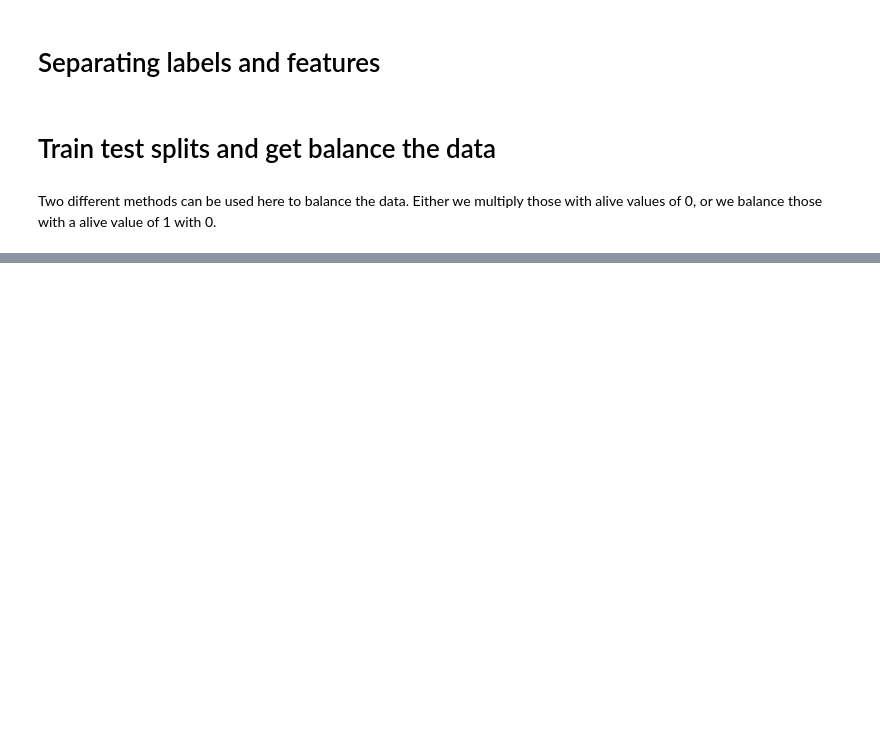
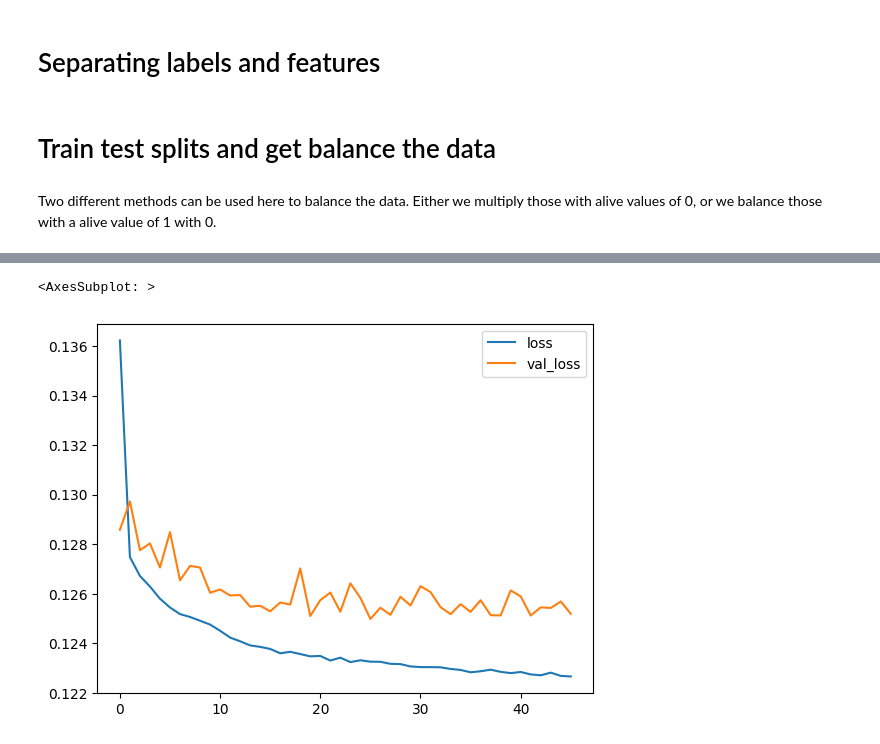
Before and after one commit to Masoud-Khosravi/Tensorflow-Covid-19, a Jupyter notebook: Tensorflow Covid.ipynb, the cells around one changed output, grey strips where cells are left out. Saved outputs shown, nothing was run; the diff lists cells and outputs as text; code cells hidden in the pictures; blank space fills up the shorter version.

Commit message:
add tensorflow model to code

```diff
--- a/Tensorflow Covid.ipynb
+++ b/Tensorflow Covid.ipynb
@@ -235,8 +244,8 @@ The robustscaler function makes better distinctions to the machine learning algo
 # %% [markdown]
 # Separating labels and features
 # %%
-X=df.drop(columns="ALIVE")
-y=df.ALIVE
+X=df.drop(columns="ALIVE").values
+y=df.ALIVE.values
 # %% [markdown]
 # Train test splits and get balance the data
 # %% [markdown]
@@ -246,0 +300,2 @@ X_train, X_test, y_train, y_test = train_test_split(X, y, test_size = 0.2, rando
+# %%
+early_stop=EarlyStopping(monitor="val_loss",mode='min',verbose=1,patience=20)
@@ -246,0 +305,23 @@ X_train, X_test, y_train, y_test = train_test_split(X, y, test_size = 0.2, rando
+# %%
+model = Sequential()
+model.add(Dense(units=18, activation='relu'))
+model.add(Dense(units=36, activation='relu'))
+model.add(Dense(units=36, activation='relu'))
+model.add(Dense(units=36, activation='relu'))
+model.add(Dense(units=64, activation='relu'))
+model.add(Dense(units=64, activation='relu'))
+model.add(Dense(units=64, activation='relu'))
+model.add(Dense(units=128, activation='relu'))
+model.add(Dense(units=128, activation='relu'))
+model.add(Dense(units=128, activation='relu'))
+model.add(Dense(units=64, activation='relu'))
+model.add(Dense(units=64, activation='relu'))
+model.add(Dense(units=64, activation='relu'))
+model.add(Dense(1,activation='sigmoid'))
+
+# Compile model
+model.compile(optimizer='adam',loss=tf.keras.losses.binary_crossentropy)
+# %%
+%%timeit -n1 -r1
+# timeit :D
+model.fit(x=X_train, y=y_train, epochs=100, validation_data=(X_test, y_test), verbose=1, callbacks=[early_stop],batch_size=512)
@@ -246,0 +346,6 @@ X_train, X_test, y_train, y_test = train_test_split(X, y, test_size = 0.2, rando
+# %%
+losses = pd.DataFrame(model.history.history)
+losses.plot()
+# %% [output]
+<AxesSubplot: >
+[figure, added]
```
Also changed, not shown: parts of 13 cells of this notebook.
